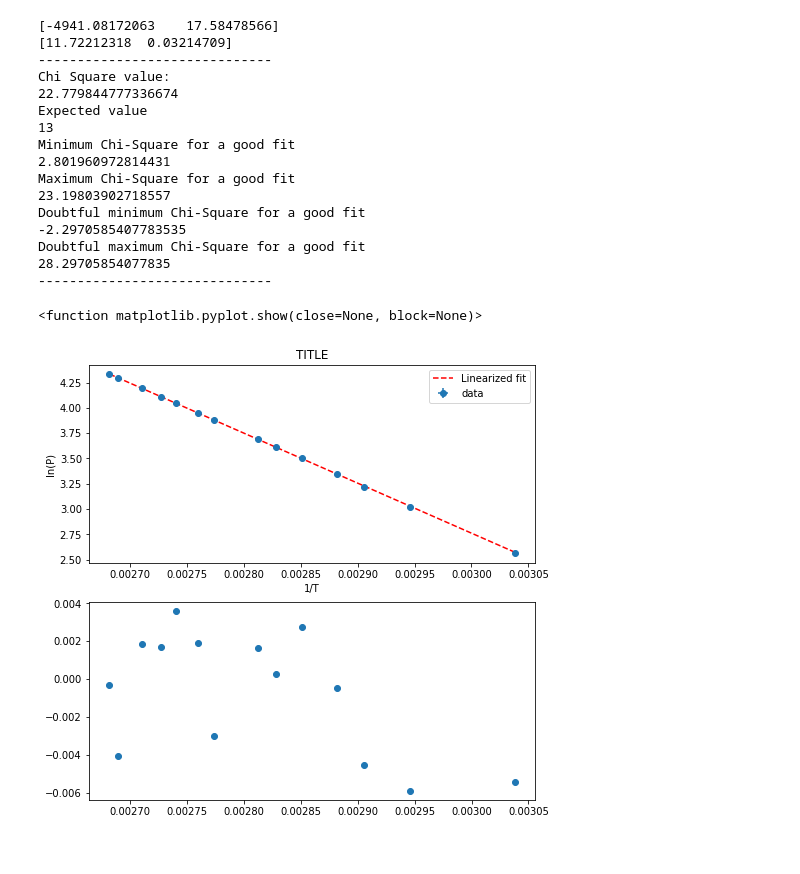
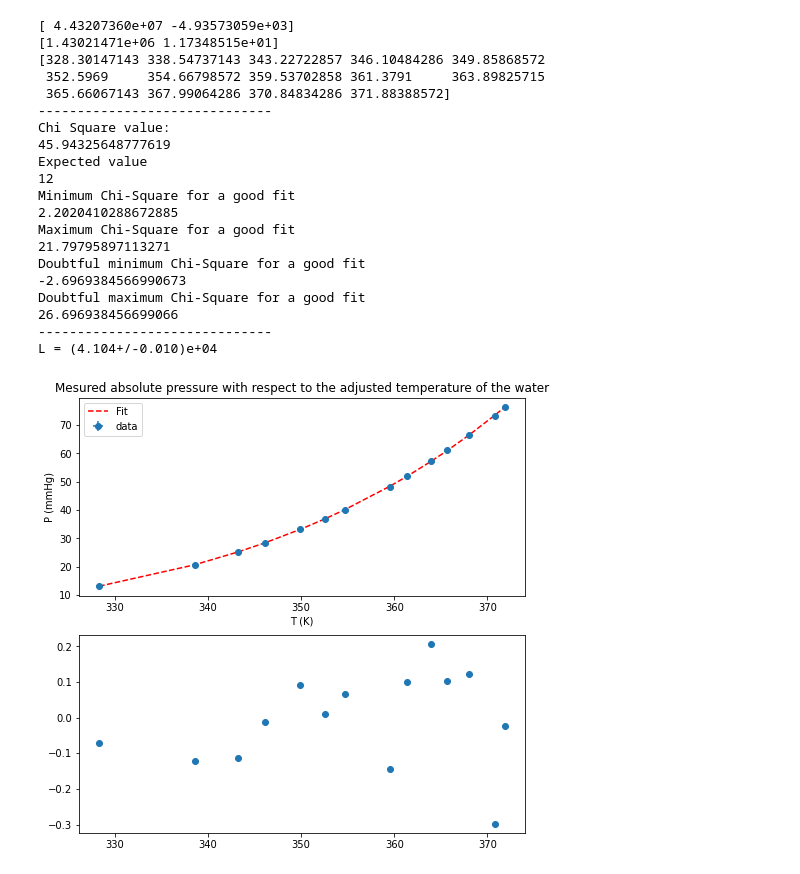
Before and after one commit to 3FI/PHYS-258, a Jupyter notebook: Lab2/Lab2_Notebook.ipynb, the cells around one changed output. Cells and saved outputs as stored; diff of their text form; code cells hidden in the pictures.

```diff
--- a/Lab2/Lab2_Notebook.ipynb
+++ b/Lab2/Lab2_Notebook.ipynb
@@ -6,7 +6,9 @@ import matplotlib.pyplot as plt
 import scipy.optimize as optimize
 # %%
 data = []
-error = [0.01,0.1,0.01,0.01]
+R = 8.31446261815324 #https://fr.wikipedia.org/wiki/Constante_universelle_des_gaz_parfaits
+error = [0.05,0.05,0.01,0.01]
+#5 times the minimal
 j=0
 while j<4:
     collumn = np.genfromtxt("Latent_heat_vaporization_data.csv", delimiter=",", usecols=(j), skip_header=2)
@@ -41,61 +180,70 @@ print(calibration)
 # %%
-plt.figure(figsize=(8, 8))
+fig = plt.figure(figsize=(8, 8))
+
 plt.subplot(2,1,1)
-y=unumpy.log(data[3][0] - (data[0]-data[1]))
-x=1/data[2]
+y=data[3][0] - (data[0]-data[1])
+x=Temperature(data[2])
 plt.errorbar(unumpy.nominal_values(x),unumpy.nominal_values(y),xerr=unumpy.std_devs(x),yerr=unumpy.std_devs(y),fmt='o',label='data')
 def f(x,a,b):
-    return a*x + b
-popt,pcov = optimize.curve_fit(f,xdata=unumpy.nominal_values(x), ydata=unumpy.nominal_values(y), sigma=(unumpy.std_devs(y)), p0=[-1,4])
+    return a* np.e ** (b/x)
+popt,pcov = optimize.curve_fit(f,xdata=unumpy.nominal_values(x), ydata=unumpy.nominal_values(y), sigma=(unumpy.std_devs(y)), p0=[50,-4935])
 print(popt)
 perr = np.sqrt(np.diag(pcov))
 print(perr)
 
-plt.plot(unumpy.nominal_values(x), f(unumpy.nominal_values(x),*popt), 'r--',label='Linearized fit')
+plt.plot(unumpy.nominal_values(x), f(unumpy.nominal_values(x),*popt), 'r--',label='Fit')
 
-plt.title('TITLE')
+plt.title('Mesured absolute pressure with respect to the adjusted temperature of the water')
 plt.legend()
-plt.xlabel('1/T')
-plt.ylabel('ln(P)')
+print(unumpy.nominal_values(x))
+plt.ticklabel_format(style='plain')
+plt.xlabel('T (K)')
+plt.ylabel('P (mmHg)')
 
 plt.subplot(2,1,2)
 plt.plot(unumpy.nominal_values(x), unumpy.nominal_values(y)-(f(unumpy.nominal_values(x),*popt)), 'o')
 
 print('-'*30)
 
-f_degree = len(x)-1
+f_degree = len(x)-2
 print('Chi Square value:')
 print(sum( ( (unumpy.nominal_values(y)-(f(unumpy.nominal_values(x),*popt))) / unumpy.std_devs(y))**2 ) )
 print('Expected value')
 print(f_degree)
 print('Minimum Chi-Square for a good fit')
 print(f_degree - 2* (2*f_degree)**0.5)
 print('Maximum Chi-Square for a good fit')
 print(f_degree + 2* (2*f_degree)**0.5)
 
 print('Doubtful minimum Chi-Square for a good fit')
 print(f_degree - 3* (2*f_degree)**0.5)
 print('Doubtful maximum Chi-Square for a good fit')
 print(f_degree + 3* (2*f_degree)**0.5)
 print('-'*30)
 
 plt.show
+
+plt.savefig('Pressure')
+print('L = ' + str(unc.ufloat(popt[1],perr[1]) * R * -1))
 # %% [output]
-[-4941.08172063    17.58478566]
-[11.72212318  0.03214709]
+[ 4.43207360e+07 -4.93573059e+03]
+[1.43021471e+06 1.17348515e+01]
+[328.30147143 338.54737143 343.22722857 346.10484286 349.85868572
+ 352.5969     354.66798572 359.53702858 361.3791     363.89825715
+ 365.66067143 367.99064286 370.84834286 371.88388572]
 ------------------------------
 Chi Square value:
-22.779844777336674
+45.94325648777619
 Expected value
-13
+12
 Minimum Chi-Square for a good fit
-2.801960972814431
+2.2020410288672885
 Maximum Chi-Square for a good fit
-23.19803902718557
+21.79795897113271
 Doubtful minimum Chi-Square for a good fit
--2.2970585407783535
+-2.6969384566990673
 Doubtful maximum Chi-Square for a good fit
-28.29705854077835
+26.696938456699066
 ------------------------------
+L = (4.104+/-0.010)e+04
-<function matplotlib.pyplot.show(close=None, block=None)>
-[figure, old version]
+[figure, new version]
```
Also changed, not shown: parts of 4 cells of this notebook, 7 other files.
